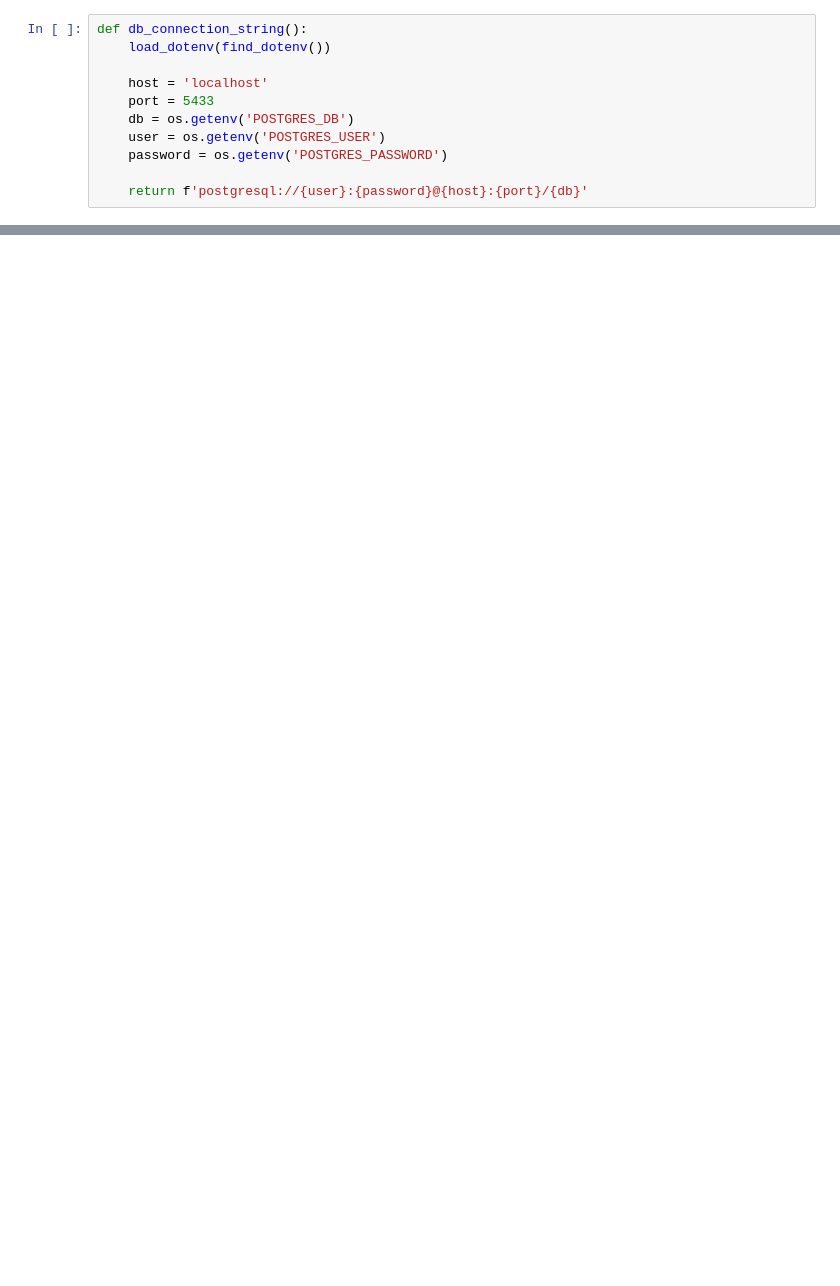
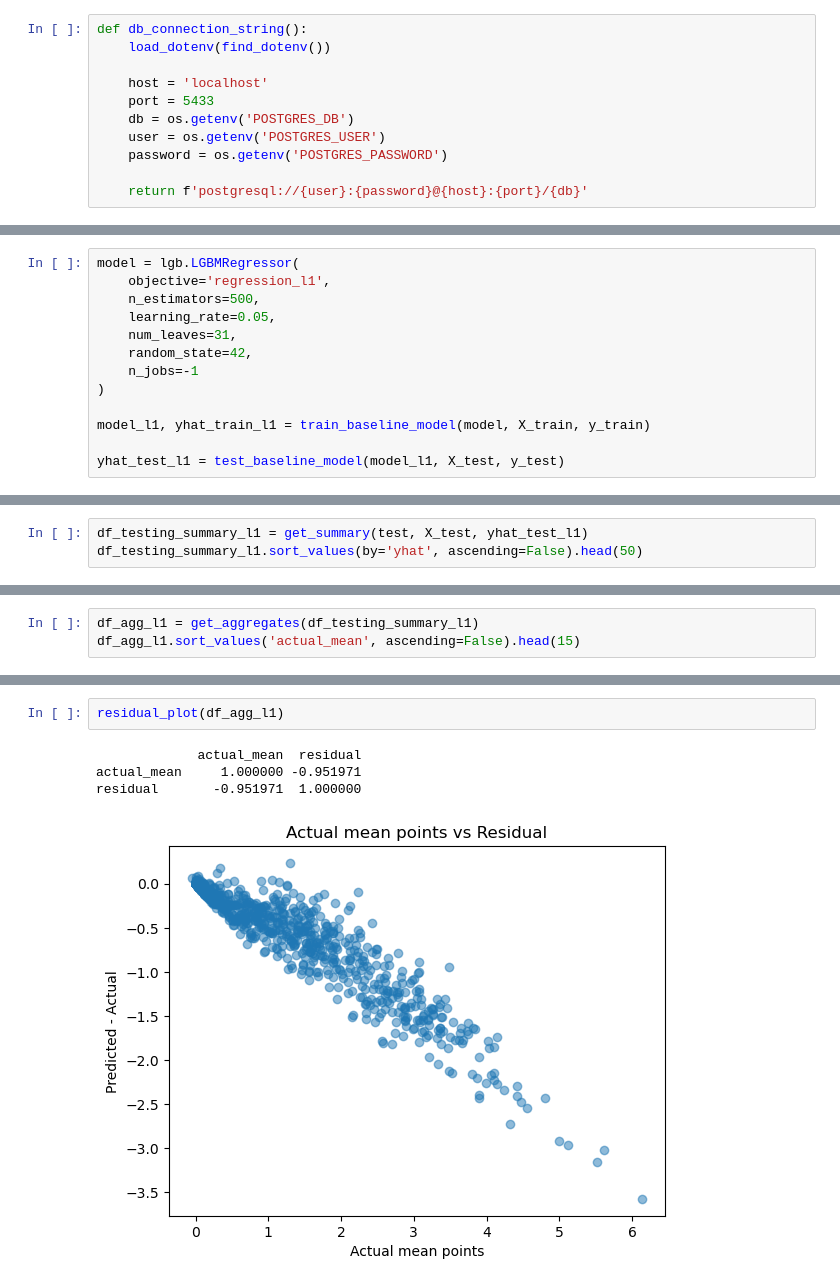
Before and after one commit to esencela/fpl-data-platform, a Jupyter notebook: notebooks/02_baseline_model.ipynb, the cells around one changed output, grey strips where cells are left out. Saved outputs shown, nothing was run; the diff lists cells and outputs as text; blank space fills up the shorter version.

```diff
--- a/notebooks/02_baseline_model.ipynb
+++ b/notebooks/02_baseline_model.ipynb
@@ -71,0 +326,13 @@ df_features
+# %%
+model = lgb.LGBMRegressor(
+    objective='regression_l1',
+    n_estimators=500,
+    learning_rate=0.05,
+    num_leaves=31,
+    random_state=42,
+    n_jobs=-1
+)
+
+model_l1, yhat_train_l1 = train_baseline_model(model, X_train, y_train)
+
+yhat_test_l1 = test_baseline_model(model_l1, X_test, y_test)
@@ -71,0 +351,3 @@ df_features
+# %%
+df_testing_summary_l1 = get_summary(test, X_test, yhat_test_l1)
+df_testing_summary_l1.sort_values(by='yhat', ascending=False).head(50)
@@ -71,0 +372,3 @@ df_features
+# %%
+df_agg_l1 = get_aggregates(df_testing_summary_l1)
+df_agg_l1.sort_values('actual_mean', ascending=False).head(15)
@@ -71,0 +393,7 @@ df_features
+# %%
+residual_plot(df_agg_l1)
+# %% [output]
+             actual_mean  residual
+actual_mean     1.000000 -0.951971
+residual       -0.951971  1.000000
+[figure, added]
```
Also changed, not shown: parts of 37 cells of this notebook.
